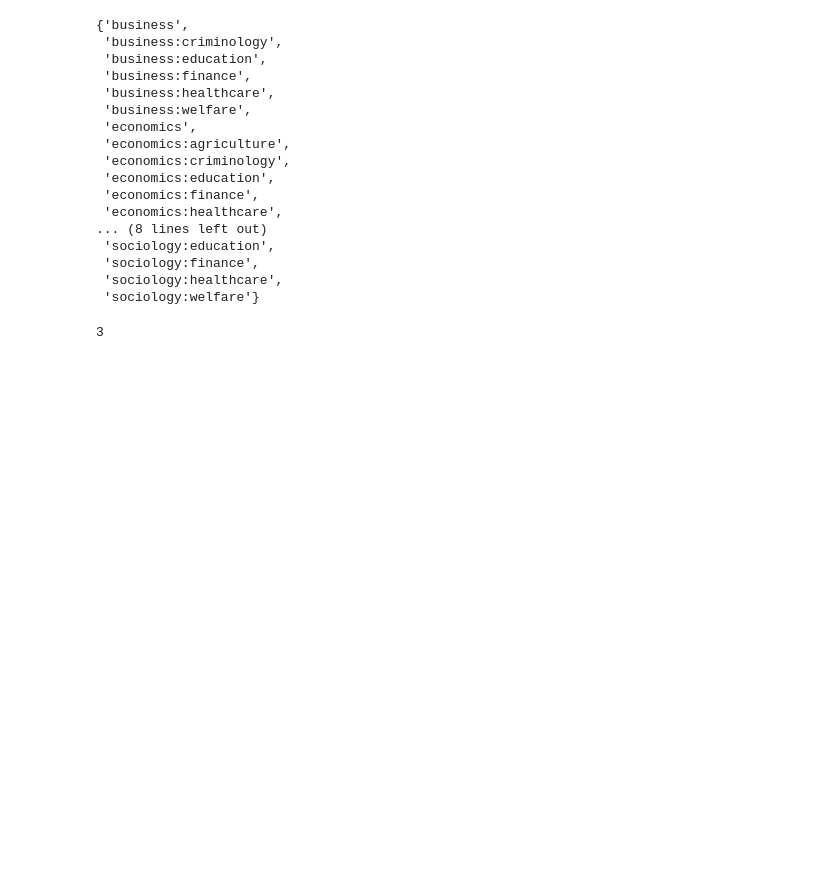
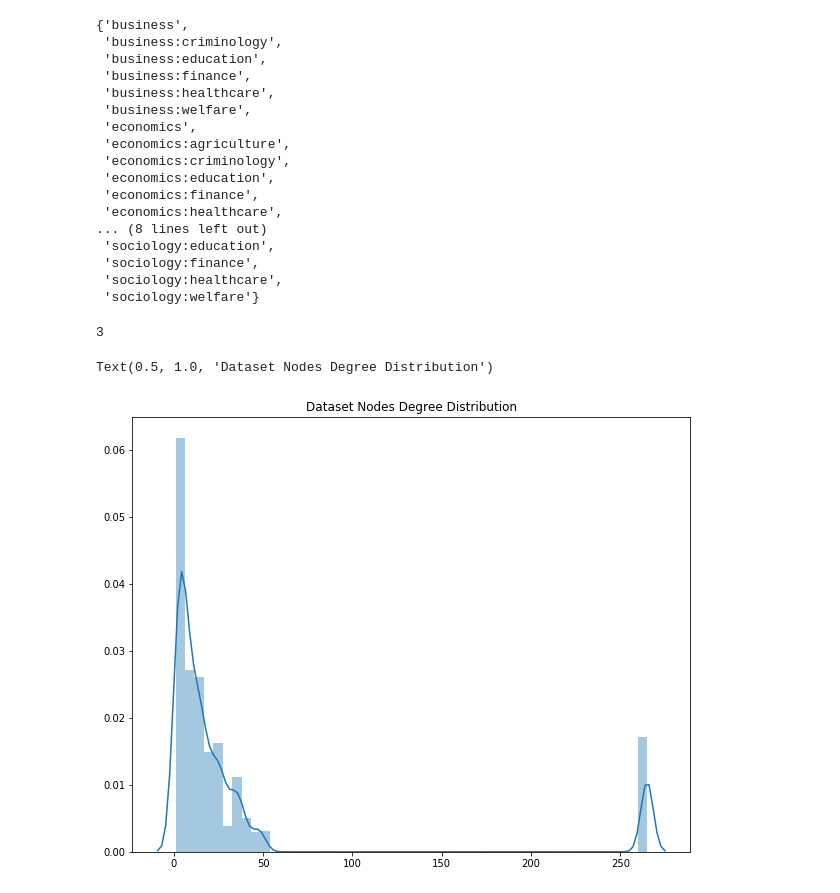
Before and after one commit to rich-context-capstone-2019/Rich-Context-Capstone, a Jupyter notebook: prototype-networkx.ipynb, the cells around one changed output. Cells and saved outputs as stored; diff of their text form; code cells hidden in the pictures; blank space fills up the shorter version.

Commit message:
updated visualzation

```diff
--- a/prototype-networkx.ipynb
+++ b/prototype-networkx.ipynb
@@ -73,3 +93,12 @@ from networkx.algorithms.connectivity import local_node_connectivity
 local_node_connectivity(G, 'data_306', 'pub_103')
 # %% [output]
 3
+# %%
+G.add_weighted_edges_from(df_rf.values.tolist())
+# %%
+dataset_degrees = []
+dataset_degrees_dict = {}
+for dataset in df.data_set_id:
+    degree = G.degree(dataset)
+    dataset_degrees.append(degree)
+    dataset_degrees_dict[dataset] = degree
@@ -75,0 +109,7 @@ local_node_connectivity(G, 'data_306', 'pub_103')
+# %%
+plt.figure(figsize=(10,8))
+sns.distplot(dataset_degrees, hist = True)
+plt.title('Dataset Nodes Degree Distribution')
+# %% [output]
+Text(0.5, 1.0, 'Dataset Nodes Degree Distribution')
+[figure, added]
```
Also changed, not shown: parts of 23 cells of this notebook.
